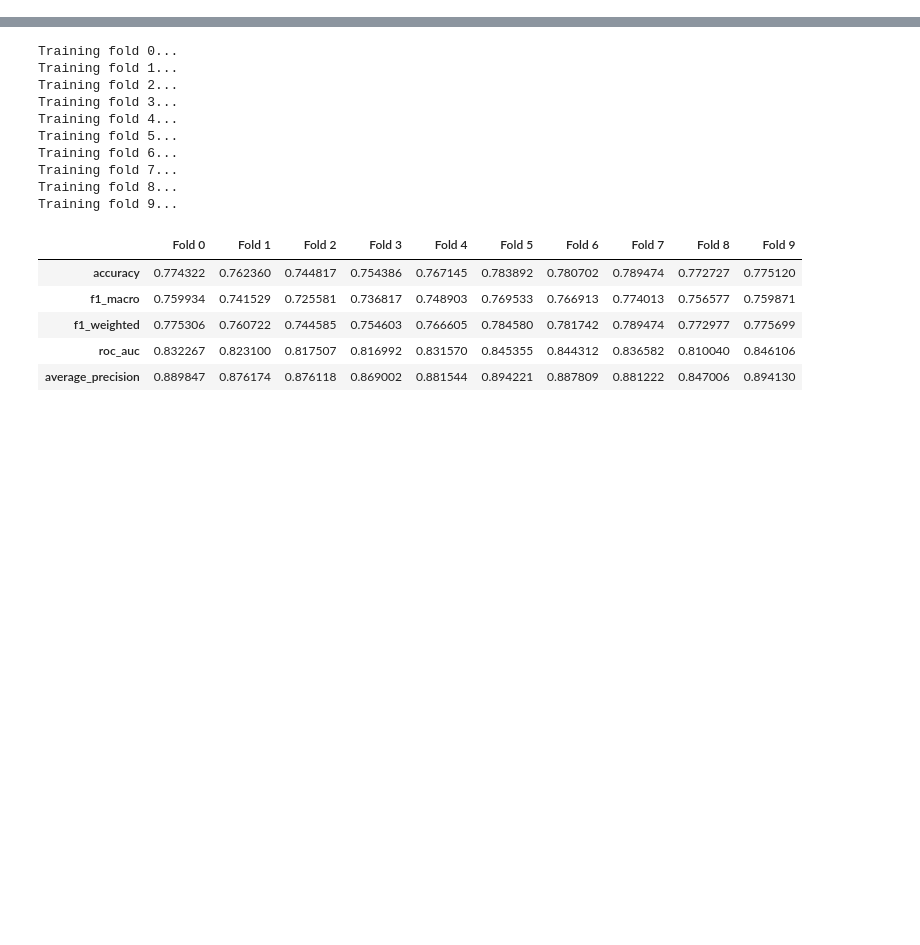
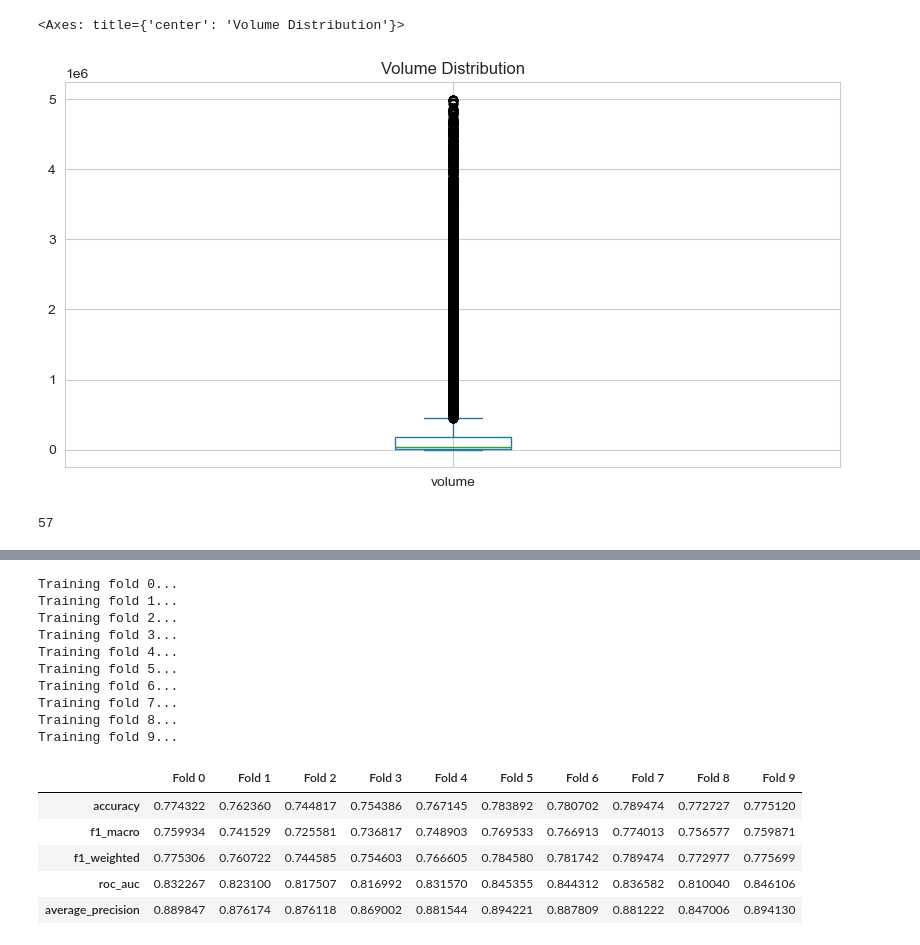
Before and after one commit to ml-phan/manufacturing-tech-gnn, a Jupyter notebook: main.ipynb, the cells around one changed output, grey strips where cells are left out. Saved outputs shown, nothing was run; the diff lists cells and outputs as text; code cells hidden in the pictures; blank space fills up the shorter version.

```diff
--- a/main.ipynb
+++ b/main.ipynb
@@ -42,0 +74,10 @@ data.head()
+# %%
+data = data[data.faces > 0]
+data = data[data.edges > 0]
+data = data[data.edges > 0]
+data = data[
+    (data.depth > 0) & (data.width > 0) & (data.height > 0) & (data.area >0) & (data.volume > 0) & (data.volume < 1e8)
+    & (data.bbox_depth > 0) & (data.bbox_width > 0) & (data.bbox_height > 0) & (data.bbox_area > 0) & (data.bbox_volume > 0)
+
+]
+data.describe()
@@ -42,0 +94,3 @@ data.head()
+# %%
+data = data[data.faces < 3000]
+data
@@ -42,0 +111,4 @@ data.head()
+# %%
+mask = [os.path.exists(file_name) for file_name in data["graphml_file"]]
+data = data[mask].reset_index(drop=True)
+data
@@ -42,0 +157,11 @@ data.head()
+# %%
+data_no_outliers = data[(data['volume'] > 0) & (data['volume'] < 1e8)].reset_index(drop=True)
+# %%
+data_no_outliers.volume.plot(kind="box", figsize=(10, 5), title="Volume Distribution")
+# %% [output]
+<Axes: title={'center': 'Volume Distribution'}>
+[figure, added]
+# %%
+len(data[data.volume > 1e8].file_name.tolist())
+# %% [output]
+57
```
Also changed, not shown: parts of 17 cells of this notebook, 28 other files.
